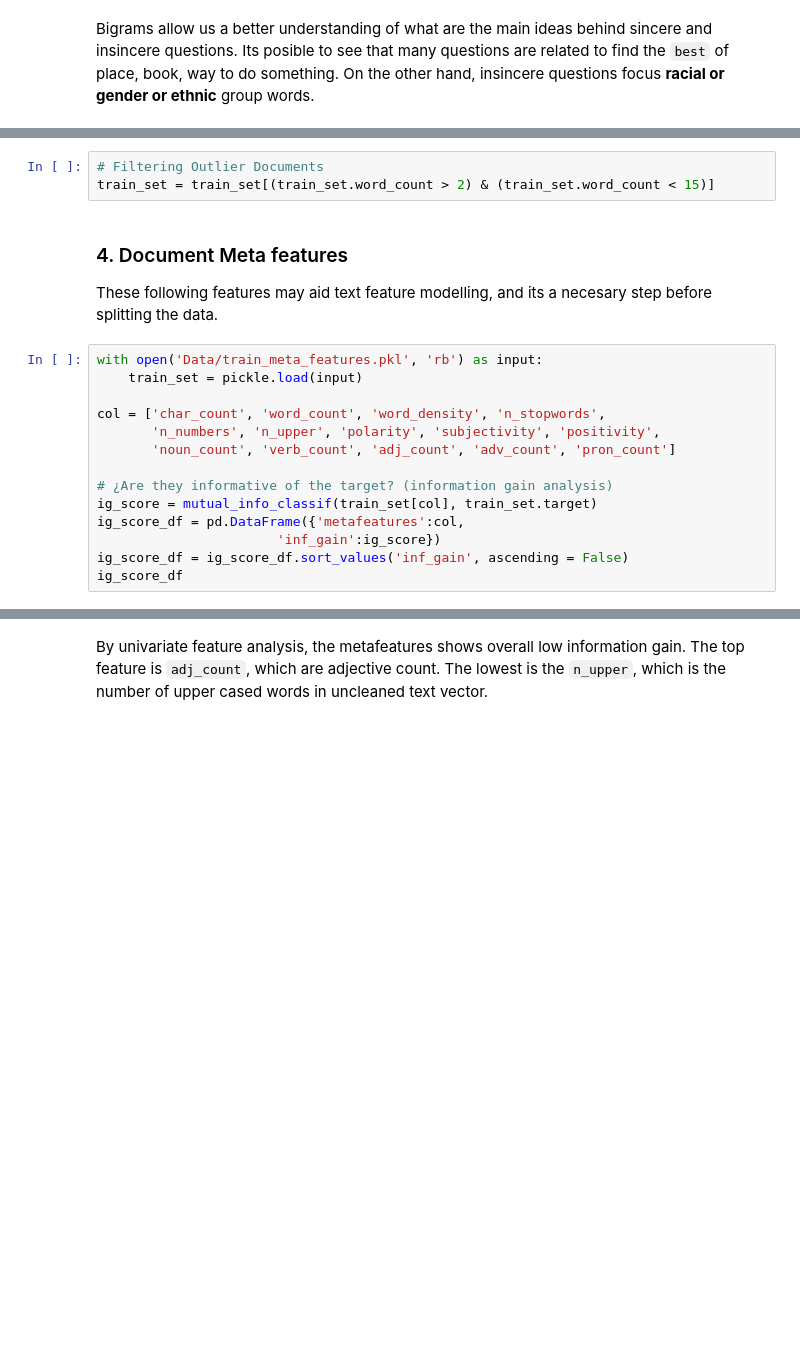
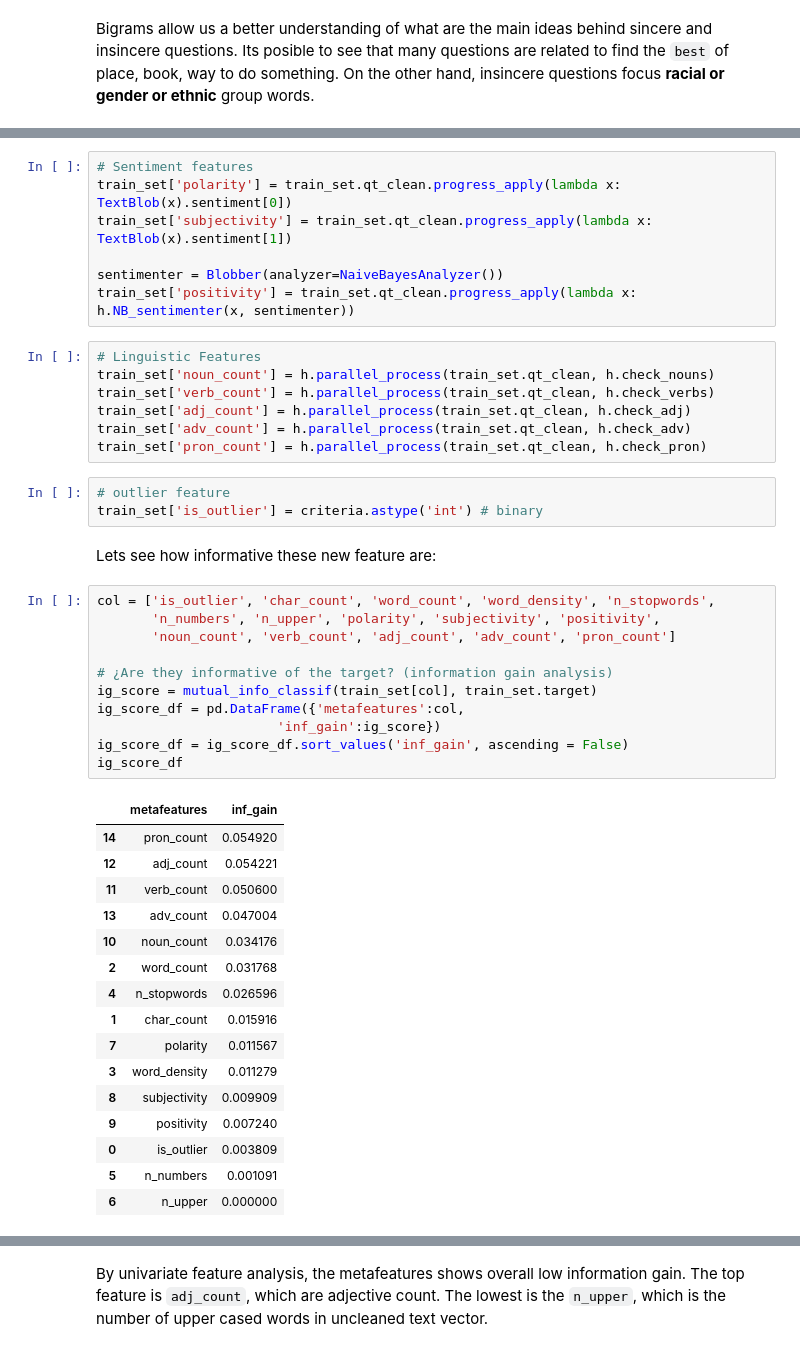
Before and after one commit to falrrema/ML_Nanodegree, a Jupyter notebook: P7_Capstone/EDA_Questions.ipynb, the cells around one changed output, grey strips where cells are left out. Drawn from its saved outputs; the diff is of its cells as text; blank space fills up the shorter version.

```diff
--- a/P7_Capstone/EDA_Questions.ipynb
+++ b/P7_Capstone/EDA_Questions.ipynb
@@ -185,24 +244,50 @@ I will eliminate those documents that have lower than **2 "cleaned" words** and
-# %%
-# Filtering Outlier Documents
-train_set = train_set[(train_set.word_count > 2) & (train_set.word_count < 15)]
-# %% [markdown]
-### 4. Document Meta features
-
-These following features may aid text feature modelling, and its a necesary step before splitting the data.
+# %%
+# Sentiment features
+train_set['polarity'] = train_set.qt_clean.progress_apply(lambda x: TextBlob(x).sentiment[0])
+train_set['subjectivity'] = train_set.qt_clean.progress_apply(lambda x: TextBlob(x).sentiment[1])
+
+sentimenter = Blobber(analyzer=NaiveBayesAnalyzer())
+train_set['positivity'] = train_set.qt_clean.progress_apply(lambda x: h.NB_sentimenter(x, sentimenter))
+# %%
+# Linguistic Features
+train_set['noun_count'] = h.parallel_process(train_set.qt_clean, h.check_nouns)
+train_set['verb_count'] = h.parallel_process(train_set.qt_clean, h.check_verbs)
+train_set['adj_count'] = h.parallel_process(train_set.qt_clean, h.check_adj)
+train_set['adv_count'] = h.parallel_process(train_set.qt_clean, h.check_adv)
+train_set['pron_count'] = h.parallel_process(train_set.qt_clean, h.check_pron)
+# %%
+# outlier feature
+train_set['is_outlier'] = criteria.astype('int') # binary
+# %% [markdown]
+Lets see how informative these new feature are:
 # %%
-with open('Data/train_meta_features.pkl', 'rb') as input:
-    train_set = pickle.load(input)
-
-col = ['char_count', 'word_count', 'word_density', 'n_stopwords',
+col = ['is_outlier', 'char_count', 'word_count', 'word_density', 'n_stopwords',
        'n_numbers', 'n_upper', 'polarity', 'subjectivity', 'positivity',
        'noun_count', 'verb_count', 'adj_count', 'adv_count', 'pron_count']
 
 # ¿Are they informative of the target? (information gain analysis)
 ig_score = mutual_info_classif(train_set[col], train_set.target)
 ig_score_df = pd.DataFrame({'metafeatures':col,
                        'inf_gain':ig_score})
 ig_score_df = ig_score_df.sort_values('inf_gain', ascending = False)
 ig_score_df
+# %% [output]
+|  | metafeatures | inf_gain |
+| 14 | pron_count | 0.054920 |
+| 12 | adj_count | 0.054221 |
+| 11 | verb_count | 0.050600 |
+| 13 | adv_count | 0.047004 |
+| 10 | noun_count | 0.034176 |
+| 2 | word_count | 0.031768 |
+| 4 | n_stopwords | 0.026596 |
+| 1 | char_count | 0.015916 |
+| 7 | polarity | 0.011567 |
+| 3 | word_density | 0.011279 |
+| 8 | subjectivity | 0.009909 |
+| 9 | positivity | 0.007240 |
+| 0 | is_outlier | 0.003809 |
+| 5 | n_numbers | 0.001091 |
+| 6 | n_upper | 0.000000 |
 # %%
 # Most informative ngrams
 ig_score_df = ig_score_df.sort_values('inf_gain', ascending = True)
```
Also changed, not shown: parts of 87 cells of this notebook, 25 other files.
